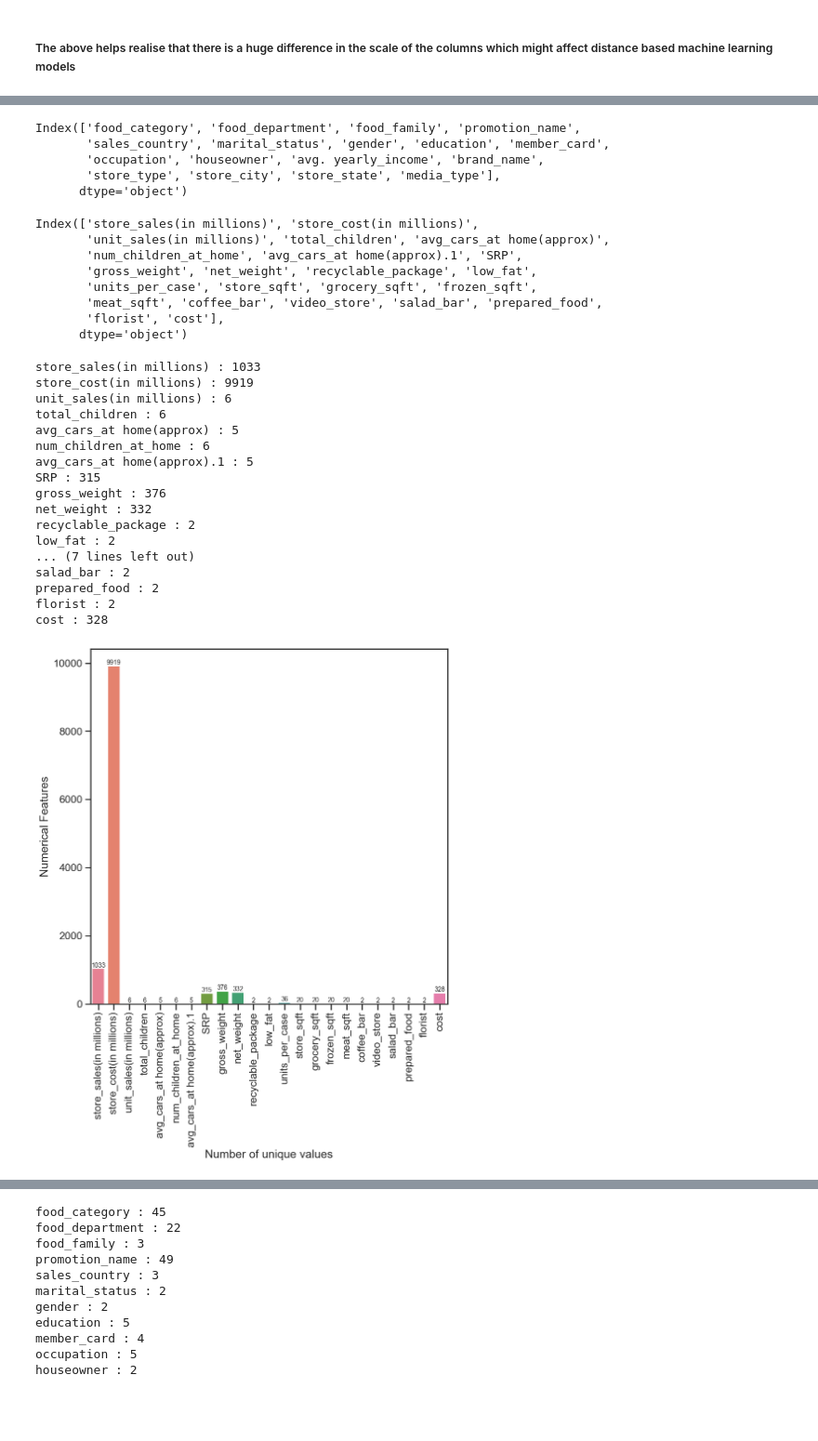
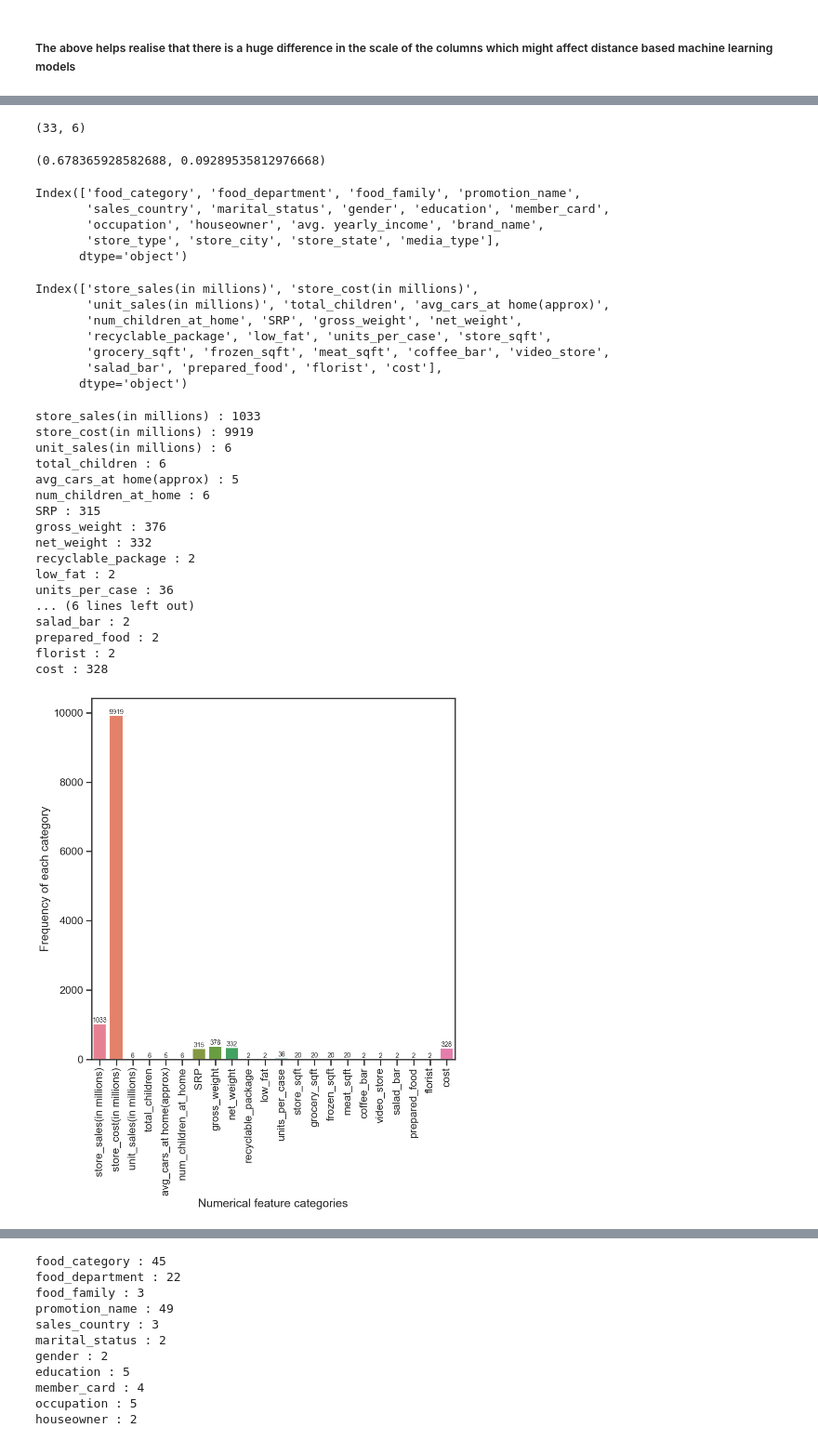
Before and after one commit to sambitcodes/CAC_analtyics, a Jupyter notebook: cac_eda.ipynb, the cells around one changed output, grey strips where cells are left out. Shown at 93% size. Drawn from its saved outputs; the diff is of its cells as text; code cells hidden in the pictures; blank space fills up the shorter version.

```diff
--- a/cac_eda.ipynb
+++ b/cac_eda.ipynb
@@ -29,4 +29,6 @@ cac_data.sample(5)
 5 rows × 40 columns
+# %%
+cac_data = cac_data.drop(["avg_cars_at home(approx).1"], axis=1)
 # %%
 cac_data.shape
 # %% [output]
@@ -108,6 +110,19 @@ cac_columns = cac_data.columns
 # %%
 categorical_features = cac_data.select_dtypes(include="object").columns
 numerical_features = cac_data.select_dtypes(exclude="object").columns
+# %%
+nums_f = ['store_sales(in millions)', 'store_cost(in millions)','SRP','gross_weight', 'net_weight','cost']
+cats_f = [col for col in cac_columns if col not in nums_f]
+len(cats_f), len(nums_f)
+# %% [output]
+(33, 6)
+# %%
+from scipy.stats import skew, kurtosis
+sk = skew(cac_data[nums_f[0]], axis=0, bias=True)
+k = kurtosis(cac_data[nums_f[0]], axis=0, bias=True)
+sk,k
+# %% [output]
+(0.678365928582688, 0.09289535812976668)
 # %%
 categorical_features
 # %% [output]
@@ -121,40 +136,39 @@ numerical_features
 # %% [output]
 Index(['store_sales(in millions)', 'store_cost(in millions)',
        'unit_sales(in millions)', 'total_children', 'avg_cars_at home(approx)',
-       'num_children_at_home', 'avg_cars_at home(approx).1', 'SRP',
-       'gross_weight', 'net_weight', 'recyclable_package', 'low_fat',
-       'units_per_case', 'store_sqft', 'grocery_sqft', 'frozen_sqft',
-       'meat_sqft', 'coffee_bar', 'video_store', 'salad_bar', 'prepared_food',
-       'florist', 'cost'],
+       'num_children_at_home', 'SRP', 'gross_weight', 'net_weight',
+       'recyclable_package', 'low_fat', 'units_per_case', 'store_sqft',
+       'grocery_sqft', 'frozen_sqft', 'meat_sqft', 'coffee_bar', 'video_store',
+       'salad_bar', 'prepared_food', 'florist', 'cost'],
       dtype='object')
 # %%
 numerical_categories = cac_data[numerical_features].nunique()
 for col in numerical_features:
     print(f'{col} : {numerical_categories[col]}')
 
 plt.figure(figsize = (10,10))
-plt.xlabel('Number of unique values')
+plt.xlabel('Numerical feature categories')
 plt.xticks(rotation = 90)
-plt.ylabel('Numerical Features')
+plt.ylabel('Frequency of each category')
 ax = sns.barplot(x = numerical_features, y = numerical_categories, palette = 'husl')
 for i in ax.containers:
     ax.bar_label(i, label_type = 'edge', fontsize = 10)
 # %% [output]
 store_sales(in millions) : 1033
 store_cost(in millions) : 9919
 unit_sales(in millions) : 6
 total_children : 6
 avg_cars_at home(approx) : 5
 num_children_at_home : 6
-avg_cars_at home(approx).1 : 5
 SRP : 315
 gross_weight : 376
 net_weight : 332
 recyclable_package : 2
 low_fat : 2
-... (7 lines left out)
+units_per_case : 36
+... (6 lines left out)
 salad_bar : 2
 prepared_food : 2
 florist : 2
 cost : 328
-[figure, old version]
+[figure, new version]
```
Also changed, not shown: parts of 29 cells of this notebook, 9 other files.
